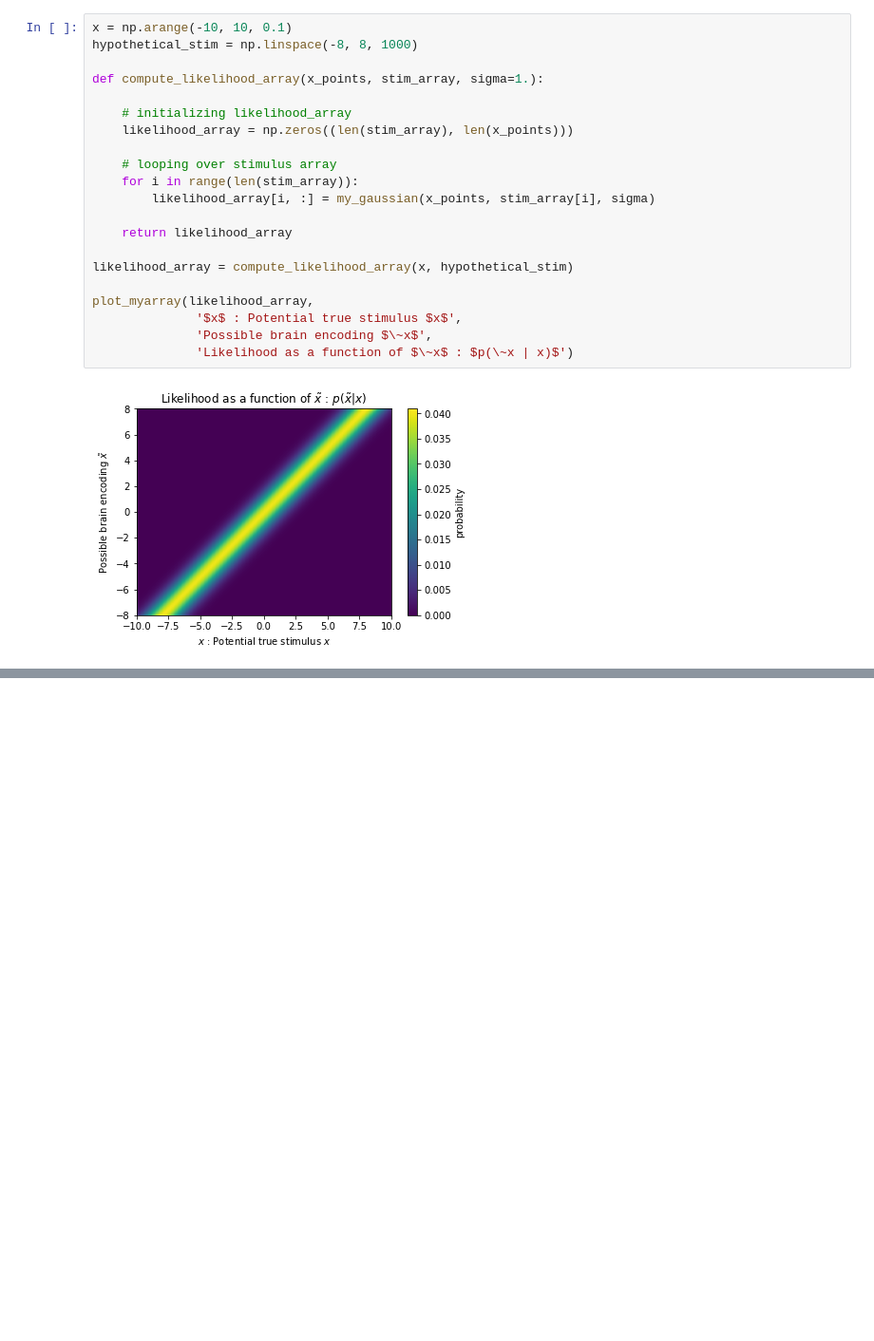
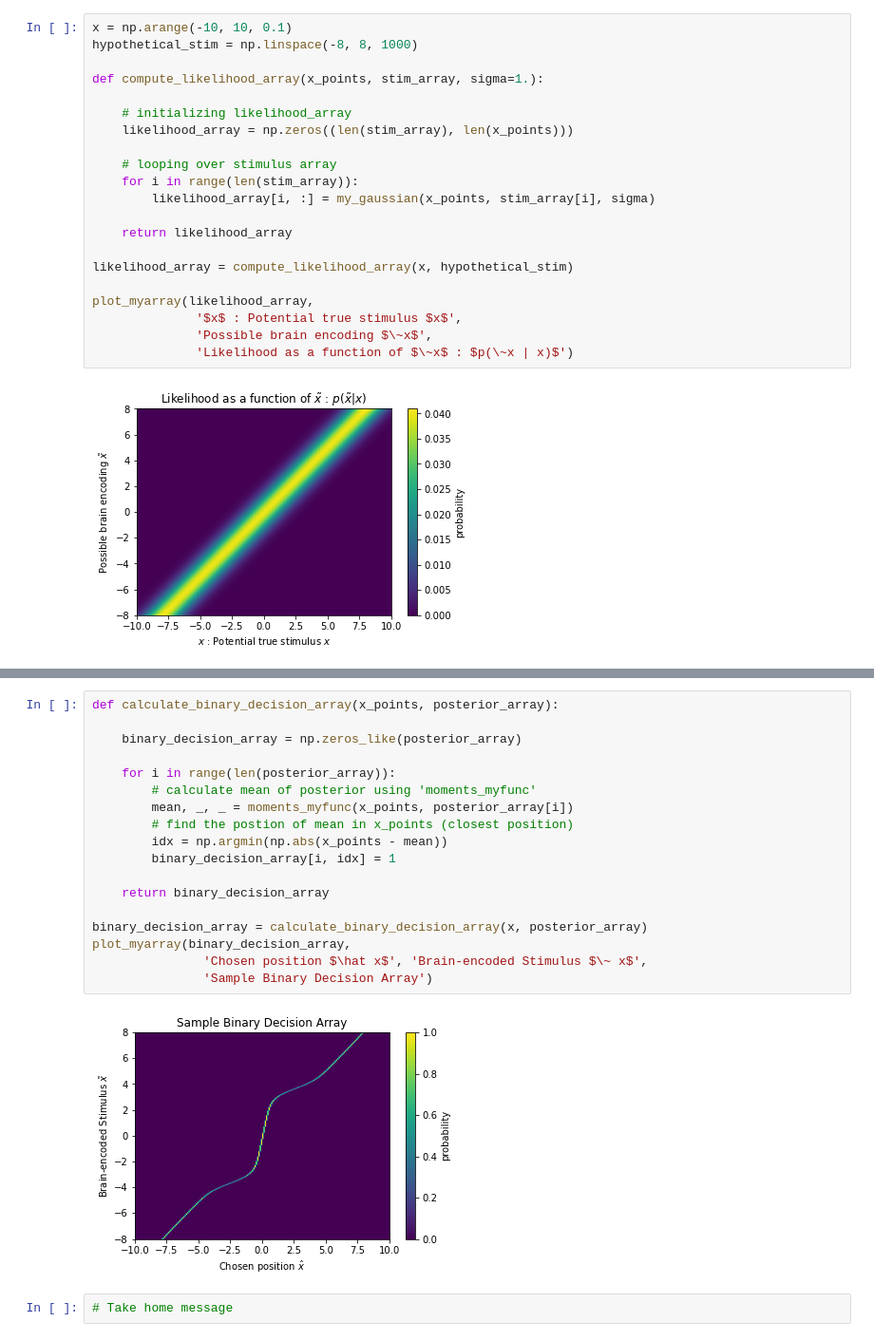
Before and after one commit to Lara-Mazy/Modelling_project1, a Jupyter notebook: TP2.ipynb, the cells around one changed output, grey strips where cells are left out. Shown: that part at 95% size. Cells and saved outputs as stored; diff of their text form; blank space fills up the shorter version.

```diff
--- a/TP2.ipynb
+++ b/TP2.ipynb
@@ -312,0 +412,22 @@ Take home message
+# %%
+def calculate_binary_decision_array(x_points, posterior_array):
+
+    binary_decision_array = np.zeros_like(posterior_array)
+
+    for i in range(len(posterior_array)):
+        # calculate mean of posterior using 'moments_myfunc'
+        mean, _, _ = moments_myfunc(x_points, posterior_array[i])
+        # find the postion of mean in x_points (closest position)
+        idx = np.argmin(np.abs(x_points - mean))
+        binary_decision_array[i, idx] = 1
+
+    return binary_decision_array
+
+binary_decision_array = calculate_binary_decision_array(x, posterior_array)
+plot_myarray(binary_decision_array,
+               'Chosen position $\hat x$', 'Brain-encoded Stimulus $\~ x$',
+               'Sample Binary Decision Array')
+# %% [output]
+[figure, added]
+# %%
+# Take home message
```
Also changed, not shown: parts of 12 cells of this notebook, 1 other file.
